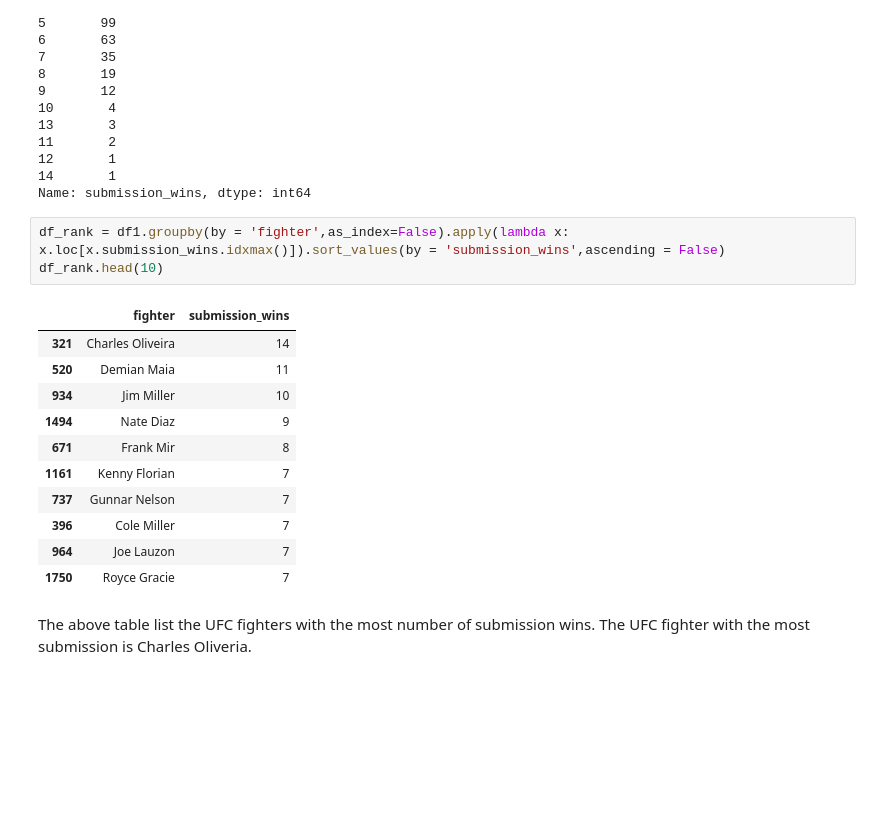
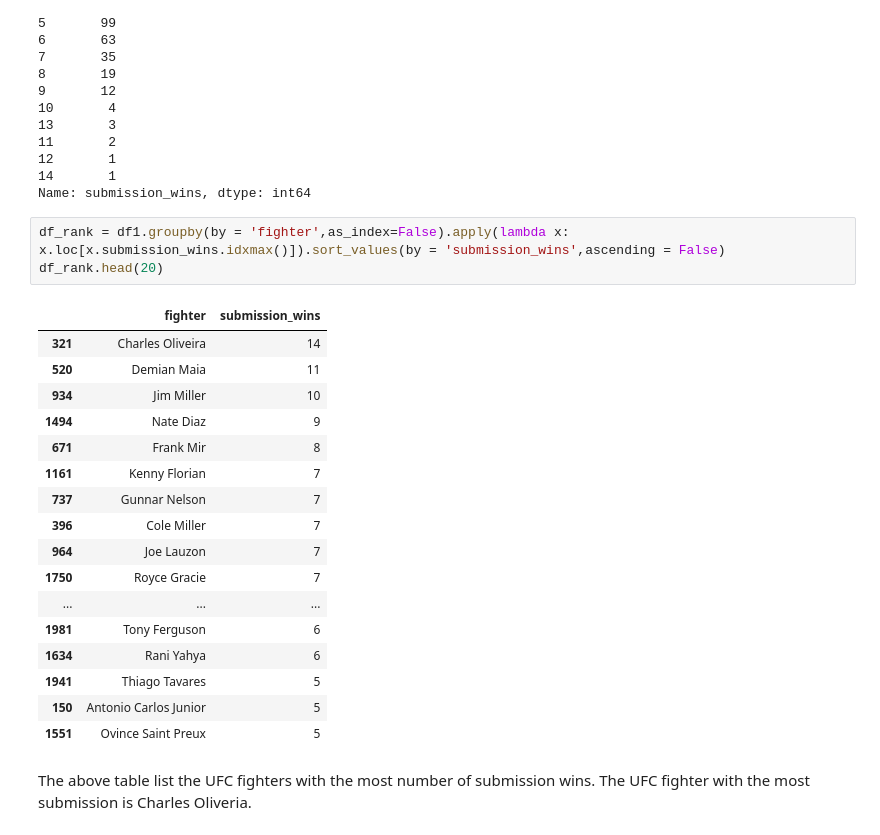
Before and after one commit to ubco-W2022T1-cosc301/project-group20, a Jupyter notebook: notebooks/analysis1.ipynb, the cells around one changed output. Cells and saved outputs as stored; diff of their text form; blank space fills up the shorter version.

```diff
--- a/notebooks/analysis1.ipynb
+++ b/notebooks/analysis1.ipynb
@@ -305,19 +305,25 @@ df1['submission_wins'].value_counts() # there eleven occurences with ten or more
 Name: submission_wins, dtype: int64
 # %%
 df_rank = df1.groupby(by = 'fighter',as_index=False).apply(lambda x: x.loc[x.submission_wins.idxmax()]).sort_values(by = 'submission_wins',ascending = False)
-df_rank.head(10)
+df_rank.head(20)
 # %% [output]
 |  | fighter | submission_wins |
 | 321 | Charles Oliveira | 14 |
 | 520 | Demian Maia | 11 |
 | 934 | Jim Miller | 10 |
 | 1494 | Nate Diaz | 9 |
 | 671 | Frank Mir | 8 |
 | 1161 | Kenny Florian | 7 |
 | 737 | Gunnar Nelson | 7 |
 | 396 | Cole Miller | 7 |
 | 964 | Joe Lauzon | 7 |
 | 1750 | Royce Gracie | 7 |
+| ... | ... | ... |
+| 1981 | Tony Ferguson | 6 |
+| 1634 | Rani Yahya | 6 |
+| 1941 | Thiago Tavares | 5 |
+| 150 | Antonio Carlos Junior | 5 |
+| 1551 | Ovince Saint Preux | 5 |
 # %% [markdown]
 The above table list the UFC fighters with the most number of submission wins. The UFC fighter with the most submission is Charles Oliveria.
 # %% [markdown]
```
Also changed, not shown: parts of 1 cell of this notebook, 1 other file.
